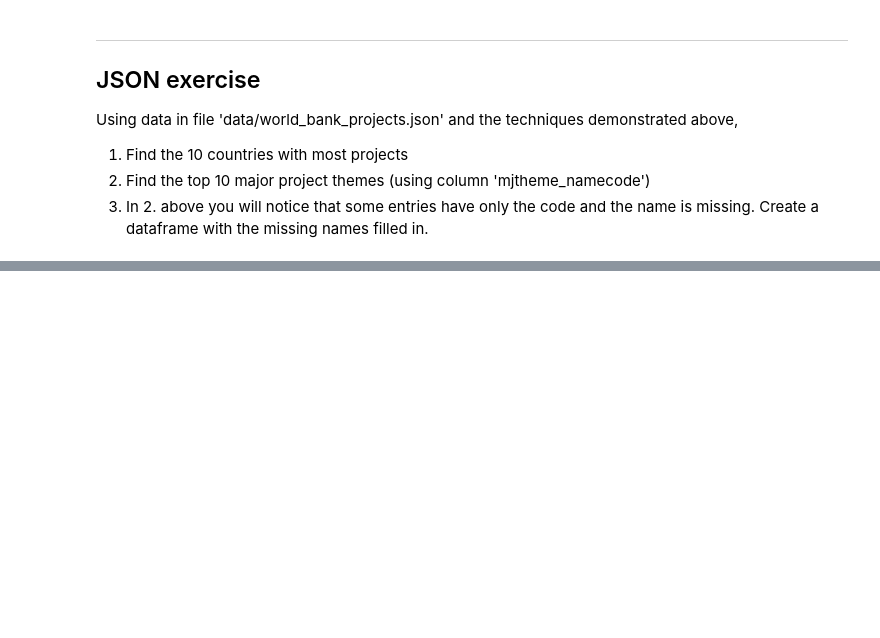
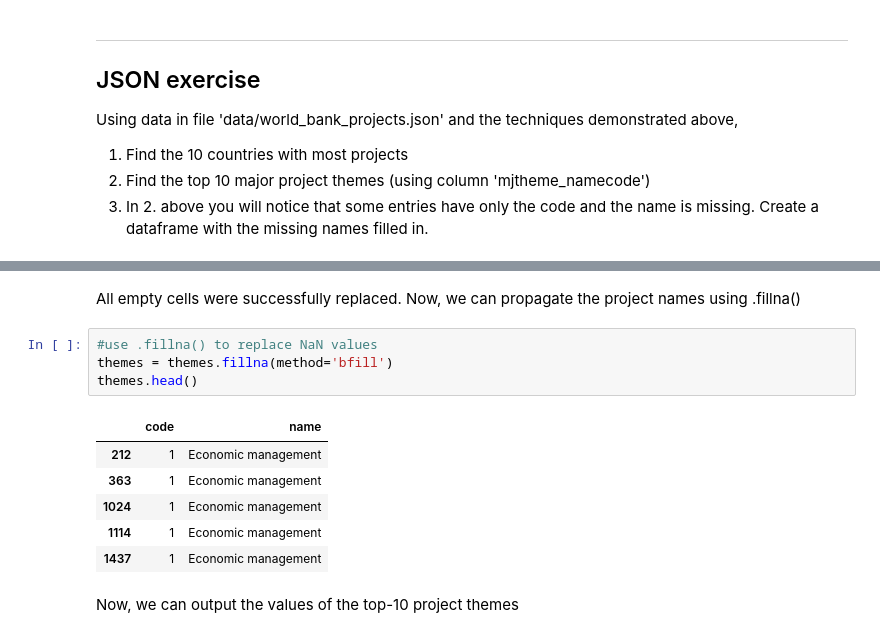
Before and after one commit to kvalentine95/data_science, a Jupyter notebook: sliderule_dsi_json_exercise.ipynb, the cells around one changed output, grey strips where cells are left out. Saved outputs shown, nothing was run; the diff lists cells and outputs as text; blank space fills up the shorter version.

```diff
--- a/sliderule_dsi_json_exercise.ipynb
+++ b/sliderule_dsi_json_exercise.ipynb
@@ -146,0 +173,15 @@ KeyError: 0
+# %% [markdown]
+All empty cells were successfully replaced. Now, we can propagate the project names using .fillna()
+# %%
+#use .fillna() to replace NaN values
+themes = themes.fillna(method='bfill')
+themes.head()
+# %% [output]
+|  | code | name |
+| 212 | 1 | Economic management |
+| 363 | 1 | Economic management |
+| 1024 | 1 | Economic management |
+| 1114 | 1 | Economic management |
+| 1437 | 1 | Economic management |
+# %% [markdown]
+Now, we can output the values of the top-10 project themes
```
Also changed, not shown: parts of 31 cells of this notebook.
